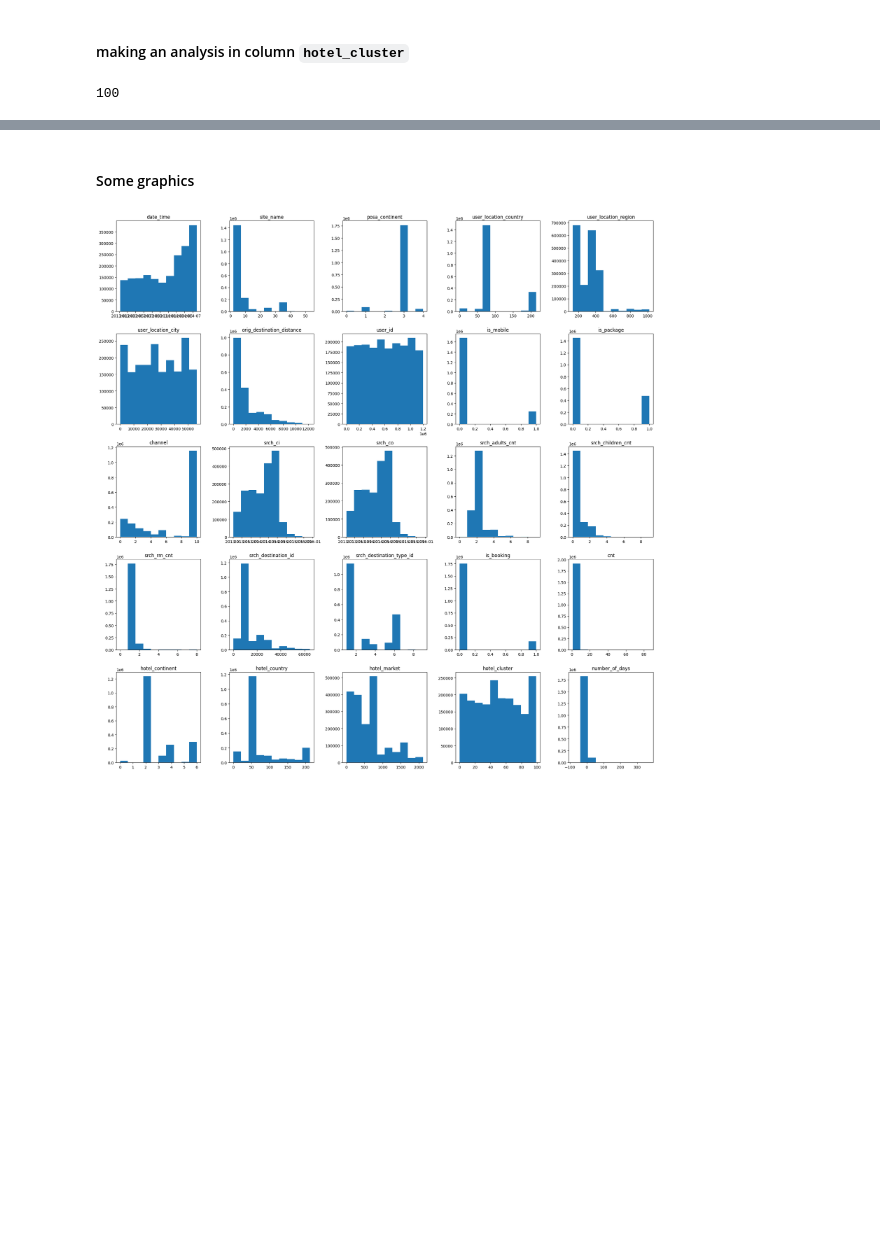
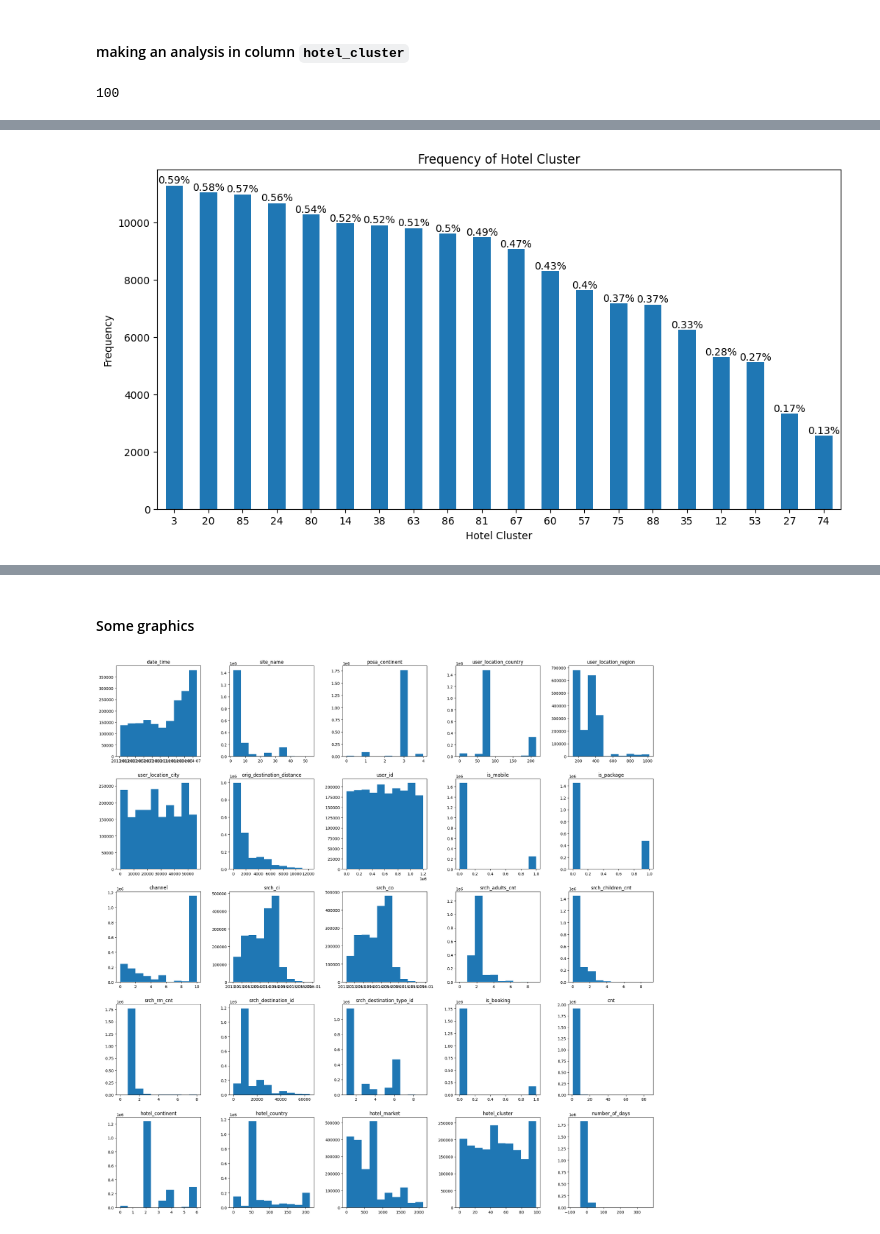
Before and after one commit to laisamorimm/Expedia_Hotel_Recommendation, a Jupyter notebook: Notebooks/Capstone.ipynb, the cells around one changed output, grey strips where cells are left out. Cells and saved outputs as stored; diff of their text form; code cells hidden in the pictures; blank space fills up the shorter version.

```diff
--- a/Notebooks/Capstone.ipynb
+++ b/Notebooks/Capstone.ipynb
@@ -1433,0 +1444,27 @@ plt.show()
+# %%
+# Then, count the occurrences of each
+hotel_cluster_counts = (hotel_clean['hotel_cluster'].value_counts()).sort_values(ascending=False)
+
+# Calculate the percentages
+hotel_cluster_percentages = (hotel_cluster_counts / len(hotel_clean) * 100).round(2)
+
+# Select the top 20 records
+top_20_counts = hotel_cluster_counts.tail(20)
+top_20_percentages = hotel_cluster_percentages.tail(20)
+
+# Create a bar plot
+plt.figure(figsize=(12, 6))
+ax = top_20_counts.plot(kind='bar')
+plt.xlabel('Hotel Cluster')
+plt.ylabel('Frequency')
+plt.title('Frequency of Hotel Cluster')
+plt.xticks(rotation=0)
+
+# Adding labels to the bars with frequencies and percentages
+for i, (v, p) in enumerate(zip(top_20_counts, top_20_percentages)):
+    ax.text(i, v, f'{p}%', ha='center', va='bottom')
+
+# Show the plot
+plt.show()
+# %% [output]
+[figure, added]
```
Also changed, not shown: parts of 7 cells of this notebook.
